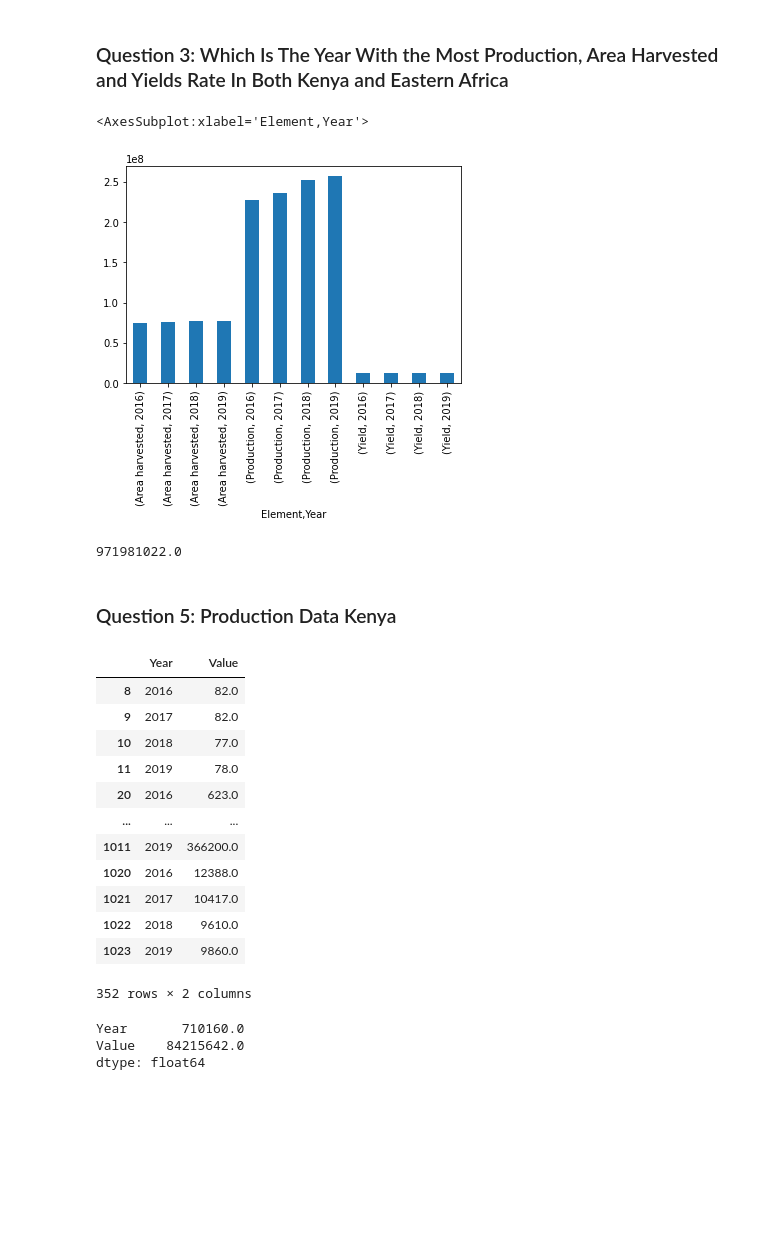
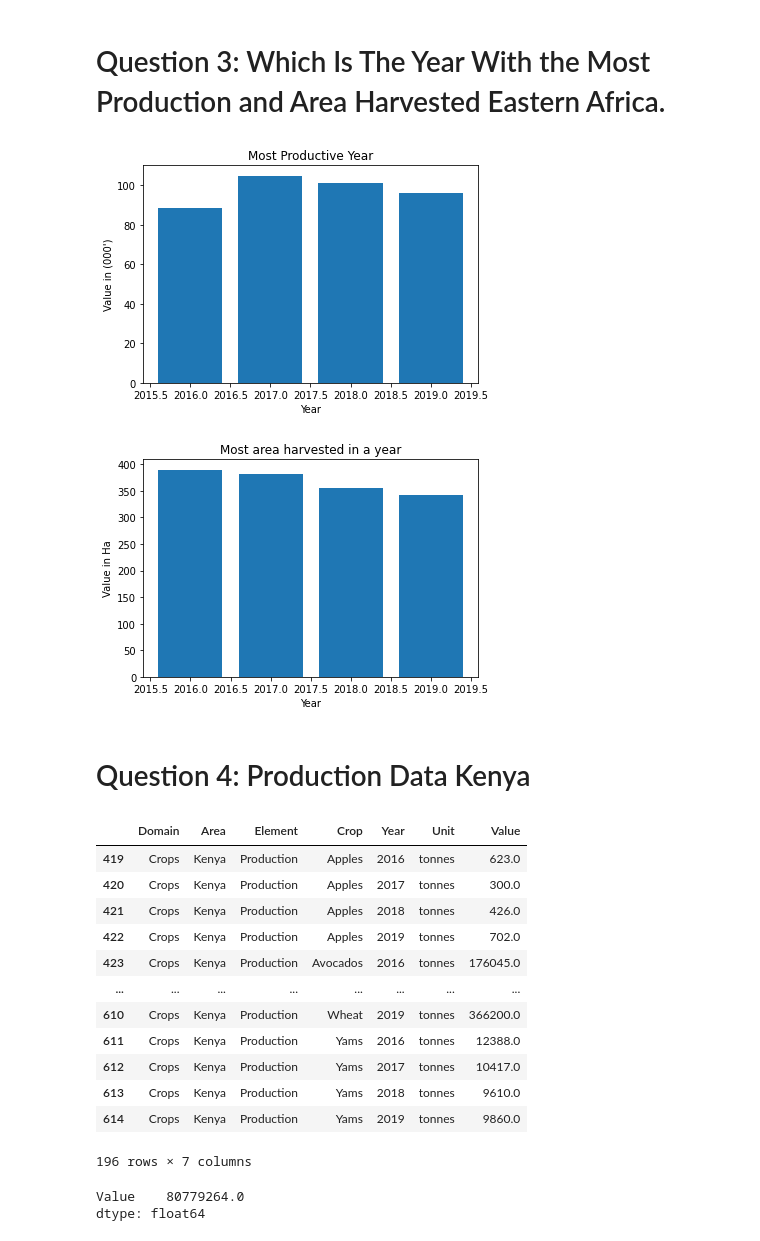
Before and after one commit to MuchereShawn/Jenga_Final_Project, a Jupyter notebook: Final_Project.ipynb, the cells around one changed output. Drawn from its saved outputs; the diff is of its cells as text; code cells hidden in the pictures; blank space fills up the shorter version.

```diff
--- a/Final_Project.ipynb
+++ b/Final_Project.ipynb
@@ -5,7 +6,8 @@ I have used the following dataset to visualize crop production in kenya and the
 import pandas as pd
 import numpy as np
 import matplotlib.pyplot as plt
-data = pd.read_csv("FAOSTAT_data_5-23-2021.csv")
+data = pd.read_csv("FAOSTAT_data_6-28-2021 Production.csv")
+Data = pd.read_csv("FAOSTAT_data_6-28-2021 (1) Harvest.csv")
 # %%
 data.info()
 # %% [output]
@@ -65,8 +49,12 @@ data.loc[Production]["Value"].sum()
 # %% [markdown]
-### Question 3: Which Is The Year With the Most Production, Area Harvested and Yields Rate In Both Kenya and Eastern Africa
+# Question 3: Which Is The Year With the Most Production and Area Harvested  Eastern Africa.
 # %%
-data.groupby(["Element","Year"])["Value"].sum().head(50).plot.bar()
+### PRODUCTION
+plt.bar(data.Year, data.Value / 10**5)
+plt.title("Most Productive Year")
+plt.xlabel("Year")
+plt.ylabel("Value in (000')")
+plt.show()
 # %% [output]
-<AxesSubplot:xlabel='Element,Year'>
-[figure, old version]
+[figure, new version]
 # %%
@@ -74,8 +62,11 @@ data.groupby(["Element","Year"])["Value"].sum().head(50).plot.bar()
 # %%
-Production = (data["Element"] == "Production")
-data.loc[Production]["Value"].sum()
+plt.bar(Data.Year, Data.Value / 10**4)
+plt.title("Most area harvested in a year")
+plt.xlabel("Year")
+plt.ylabel("Value in Ha")
+plt.show()
 # %% [output]
-971981022.0
+[figure, added]
 # %% [markdown]
-### Question 5: Production Data Kenya
+# Question 4: Production Data Kenya
 # %%
@@ -84,22 +74,22 @@ filt = (data["Element"] == "Production") & (data["Area"] == "Kenya")
 # %%
-data.loc[filt,["Year","Value"]]
+data.loc[Kenya]
 # %% [output]
-|  | Year | Value |
-| 8 | 2016 | 82.0 |
-| 9 | 2017 | 82.0 |
-| 10 | 2018 | 77.0 |
-| 11 | 2019 | 78.0 |
-| 20 | 2016 | 623.0 |
-| ... | ... | ... |
-| 1011 | 2019 | 366200.0 |
-| 1020 | 2016 | 12388.0 |
-| 1021 | 2017 | 10417.0 |
-| 1022 | 2018 | 9610.0 |
-| 1023 | 2019 | 9860.0 |
+|  | Domain | Area | Element | Crop | Year | Unit | Value |
+| 419 | Crops | Kenya | Production | Apples | 2016 | tonnes | 623.0 |
+| 420 | Crops | Kenya | Production | Apples | 2017 | tonnes | 300.0 |
+| 421 | Crops | Kenya | Production | Apples | 2018 | tonnes | 426.0 |
+| 422 | Crops | Kenya | Production | Apples | 2019 | tonnes | 702.0 |
+| 423 | Crops | Kenya | Production | Avocados | 2016 | tonnes | 176045.0 |
+| ... | ... | ... | ... | ... | ... | ... | ... |
+| 610 | Crops | Kenya | Production | Wheat | 2019 | tonnes | 366200.0 |
+| 611 | Crops | Kenya | Production | Yams | 2016 | tonnes | 12388.0 |
+| 612 | Crops | Kenya | Production | Yams | 2017 | tonnes | 10417.0 |
+| 613 | Crops | Kenya | Production | Yams | 2018 | tonnes | 9610.0 |
+| 614 | Crops | Kenya | Production | Yams | 2019 | tonnes | 9860.0 |
-352 rows × 2 columns
+196 rows × 7 columns
 # %%
-data.loc[filt,["Year","Value"]].sum()
+data.loc[Kenya,["Value"]].sum()
+### Figure is in Tonnes
 # %% [output]
-Year       710160.0
-Value    84215642.0
+Value    80779264.0
 dtype: float64
```
Also changed, not shown: parts of 43 cells of this notebook, 3 other files.
